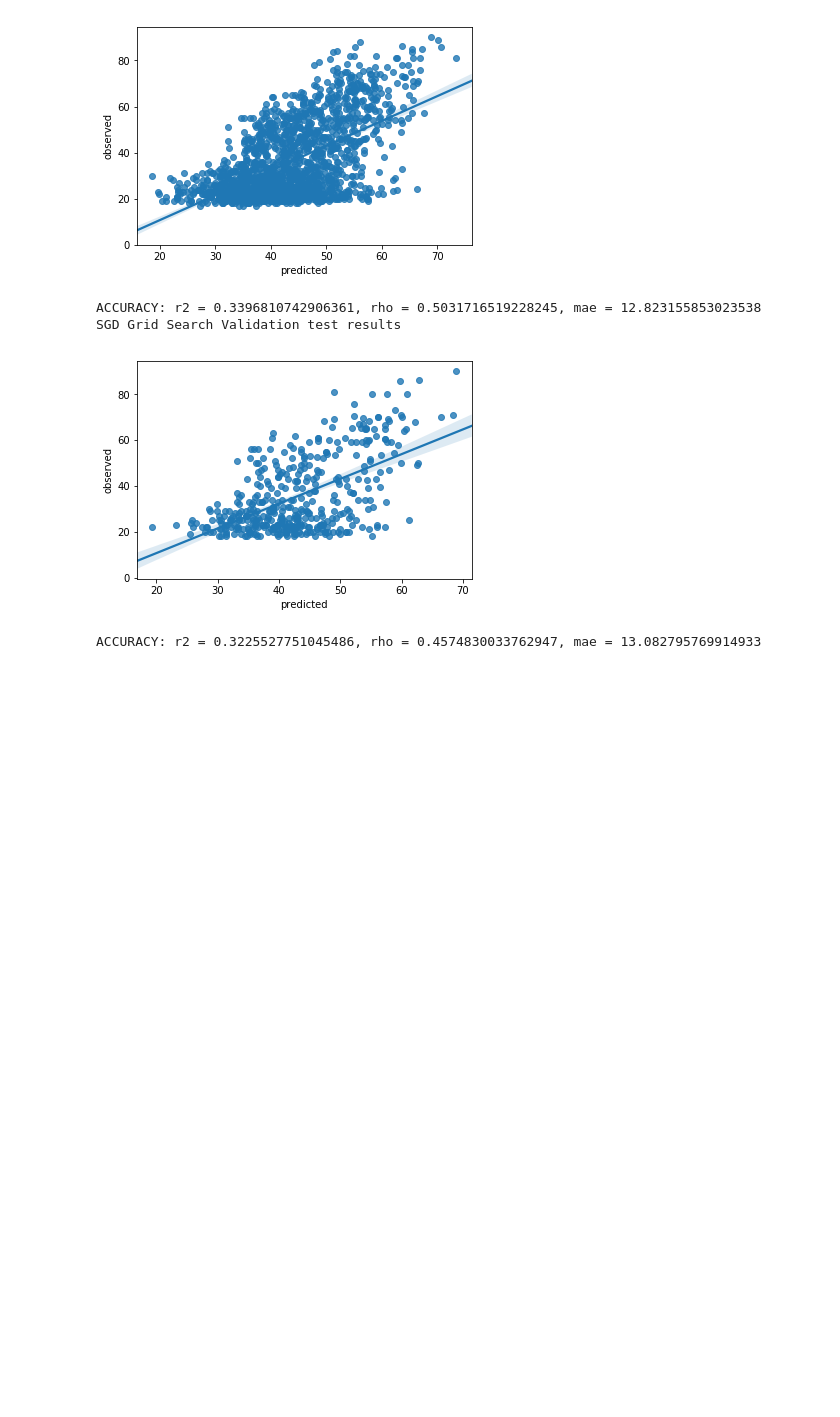
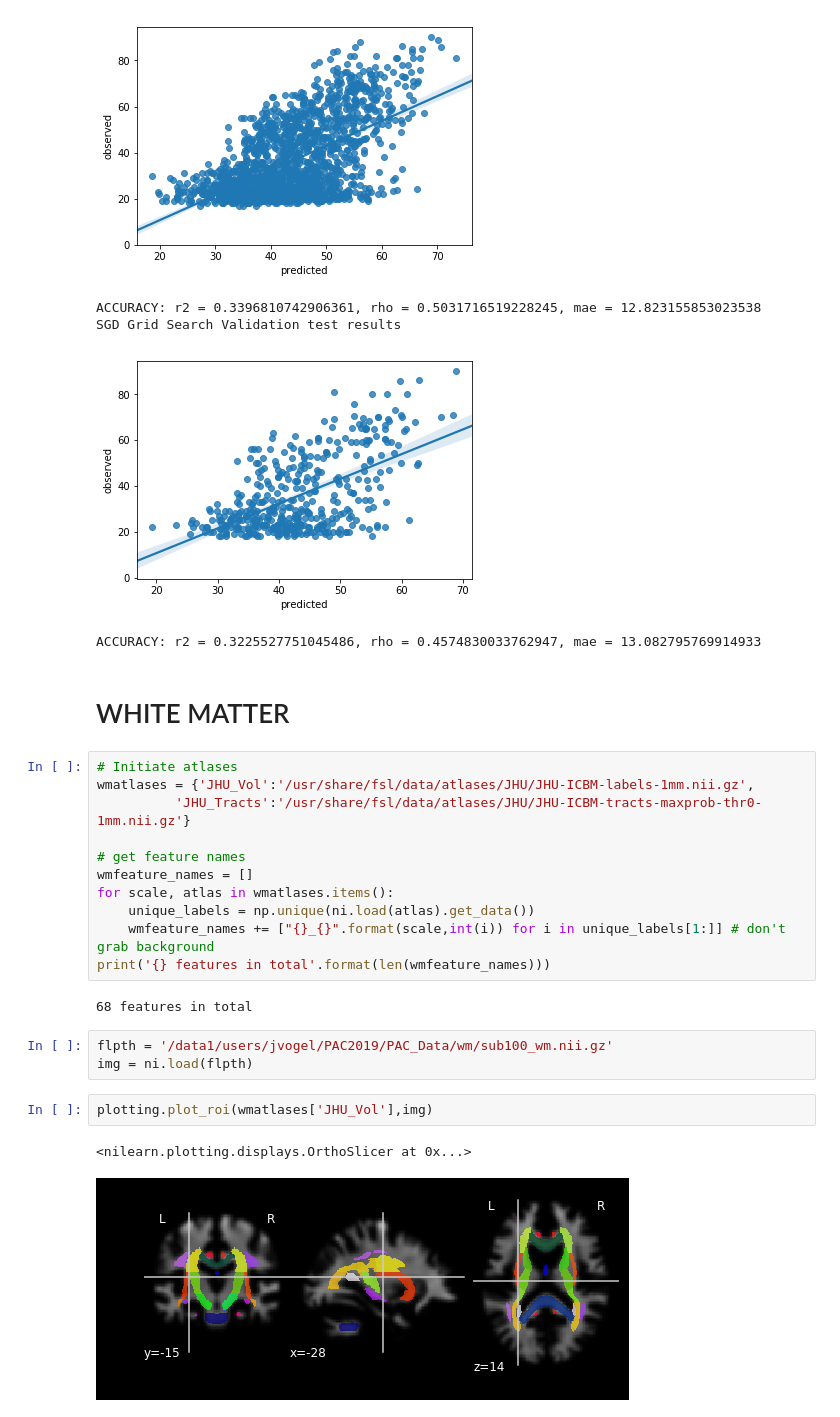
Before and after one commit to SmallHeads/PAC2019-MtRoyal_XValidators, a Jupyter notebook: Extracting_Features.ipynb, the cells around one changed output. Drawn from its saved outputs; the diff is of its cells as text; blank space fills up the shorter version.

```diff
--- a/Extracting_Features.ipynb
+++ b/Extracting_Features.ipynb
@@ -392,3 +392,26 @@ ACCURACY: r2 = 0.3396810742906361, rho = 0.5031716519228245, mae = 12.8231558530
 SGD Grid Search Validation test results
 [figure]
 ACCURACY: r2 = 0.3225527751045486, rho = 0.4574830033762947, mae = 13.082795769914933
+# %% [markdown]
+# WHITE MATTER
+# %%
+# Initiate atlases
+wmatlases = {'JHU_Vol':'/usr/share/fsl/data/atlases/JHU/JHU-ICBM-labels-1mm.nii.gz',
+          'JHU_Tracts':'/usr/share/fsl/data/atlases/JHU/JHU-ICBM-tracts-maxprob-thr0-1mm.nii.gz'}
+
+# get feature names
+wmfeature_names = []
+for scale, atlas in wmatlases.items():
+    unique_labels = np.unique(ni.load(atlas).get_data())
+    wmfeature_names += ["{}_{}".format(scale,int(i)) for i in unique_labels[1:]] # don't grab background
+print('{} features in total'.format(len(wmfeature_names)))
+# %% [output]
+68 features in total
+# %%
+flpth = '/data1/users/jvogel/PAC2019/PAC_Data/wm/sub100_wm.nii.gz'
+img = ni.load(flpth)
+# %%
+plotting.plot_roi(wmatlases['JHU_Vol'],img)
+# %% [output]
+<nilearn.plotting.displays.OrthoSlicer at 0x...>
+[figure, added]
```
Also changed, not shown: parts of 11 cells of this notebook, 2 other files.
